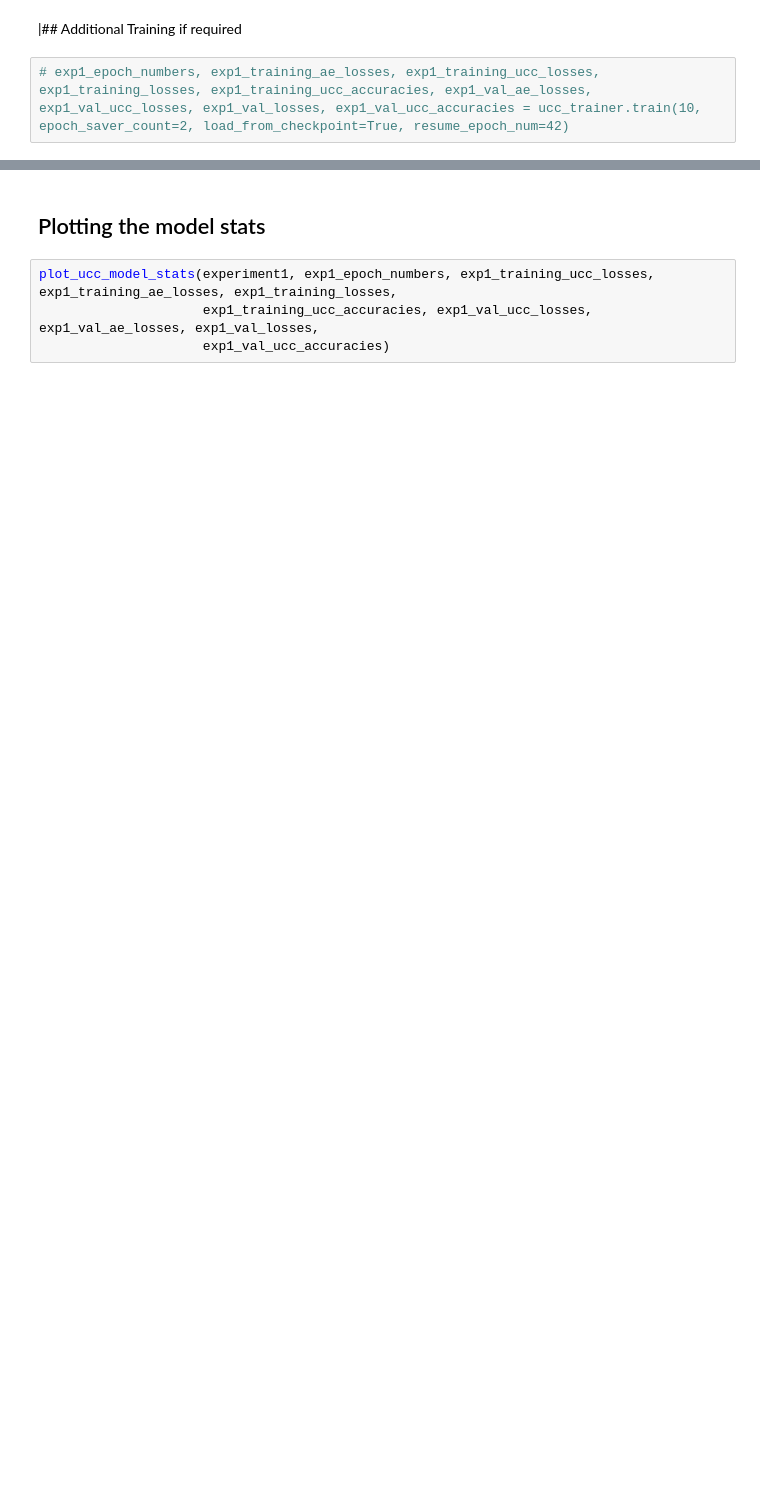
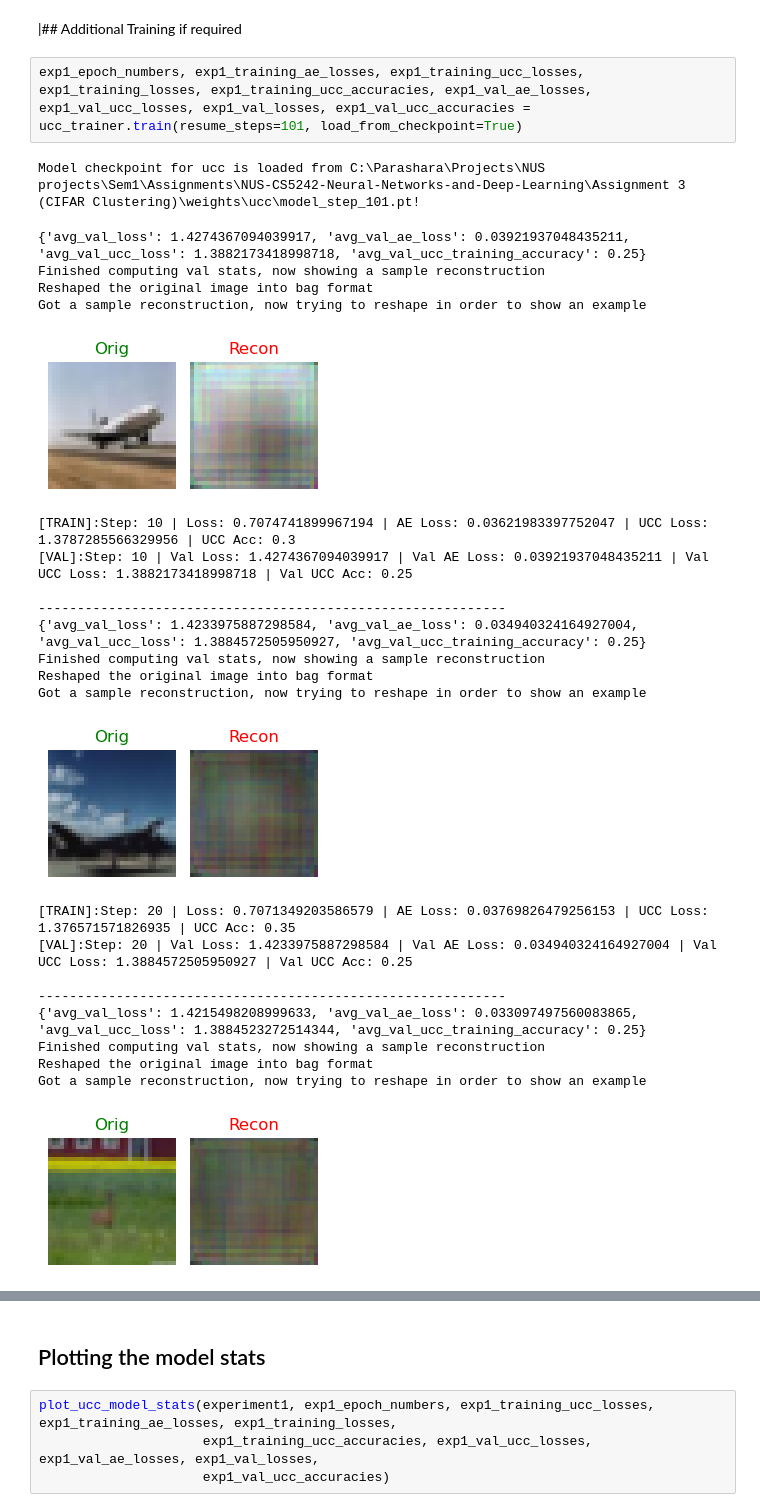
Before and after one commit to ParasharaRamesh/NUS-CS5242-Neural-Networks-and-Deep-Learning, a Jupyter notebook: Assignment 3 (CIFAR Clustering)/My test code/test.ipynb, the cells around one changed output, grey strips where cells are left out. Cells and saved outputs as stored; diff of their text form; blank space fills up the shorter version.

```diff
--- a/Assignment 3 (CIFAR Clustering)/My test code/test.ipynb
+++ b/Assignment 3 (CIFAR Clustering)/My test code/test.ipynb
@@ -235,4 +121,29 @@ Got a sample reconstruction, now trying to reshape in order to show an example
 # %% [markdown]
 |## Additional Training if required
 # %%
-# exp1_epoch_numbers, exp1_training_ae_losses, exp1_training_ucc_losses, exp1_training_losses, exp1_training_ucc_accuracies, exp1_val_ae_losses, exp1_val_ucc_losses, exp1_val_losses, exp1_val_ucc_accuracies = ucc_trainer.train(10, epoch_saver_count=2, load_from_checkpoint=True, resume_epoch_num=42)
+exp1_epoch_numbers, exp1_training_ae_losses, exp1_training_ucc_losses, exp1_training_losses, exp1_training_ucc_accuracies, exp1_val_ae_losses, exp1_val_ucc_losses, exp1_val_losses, exp1_val_ucc_accuracies = ucc_trainer.train(resume_steps=101, load_from_checkpoint=True)
+# %% [output]
+Model checkpoint for ucc is loaded from C:\Parashara\Projects\NUS projects\Sem1\Assignments\NUS-CS5242-Neural-Networks-and-Deep-Learning\Assignment 3 (CIFAR Clustering)\weights\ucc\model_step_101.pt!
+{'avg_val_loss': 1.4274367094039917, 'avg_val_ae_loss': 0.03921937048435211, 'avg_val_ucc_loss': 1.3882173418998718, 'avg_val_ucc_training_accuracy': 0.25}
+Finished computing val stats, now showing a sample reconstruction
+Reshaped the original image into bag format
+Got a sample reconstruction, now trying to reshape in order to show an example
+[figure, added]
+[TRAIN]:Step: 10 | Loss: 0.7074741899967194 | AE Loss: 0.03621983397752047 | UCC Loss: 1.3787285566329956 | UCC Acc: 0.3
+[VAL]:Step: 10 | Val Loss: 1.4274367094039917 | Val AE Loss: 0.03921937048435211 | Val UCC Loss: 1.3882173418998718 | Val UCC Acc: 0.25
+
+------------------------------------------------------------
+{'avg_val_loss': 1.4233975887298584, 'avg_val_ae_loss': 0.034940324164927004, 'avg_val_ucc_loss': 1.3884572505950927, 'avg_val_ucc_training_accuracy': 0.25}
+Finished computing val stats, now showing a sample reconstruction
+Reshaped the original image into bag format
+Got a sample reconstruction, now trying to reshape in order to show an example
+[figure, added]
+[TRAIN]:Step: 20 | Loss: 0.7071349203586579 | AE Loss: 0.03769826479256153 | UCC Loss: 1.376571571826935 | UCC Acc: 0.35
+[VAL]:Step: 20 | Val Loss: 1.4233975887298584 | Val AE Loss: 0.034940324164927004 | Val UCC Loss: 1.3884572505950927 | Val UCC Acc: 0.25
+
+------------------------------------------------------------
+{'avg_val_loss': 1.4215498208999633, 'avg_val_ae_loss': 0.033097497560083865, 'avg_val_ucc_loss': 1.3884523272514344, 'avg_val_ucc_training_accuracy': 0.25}
+Finished computing val stats, now showing a sample reconstruction
+Reshaped the original image into bag format
+Got a sample reconstruction, now trying to reshape in order to show an example
+[figure, added]
```
Also changed, not shown: parts of 40 cells of this notebook, 3 other files.
